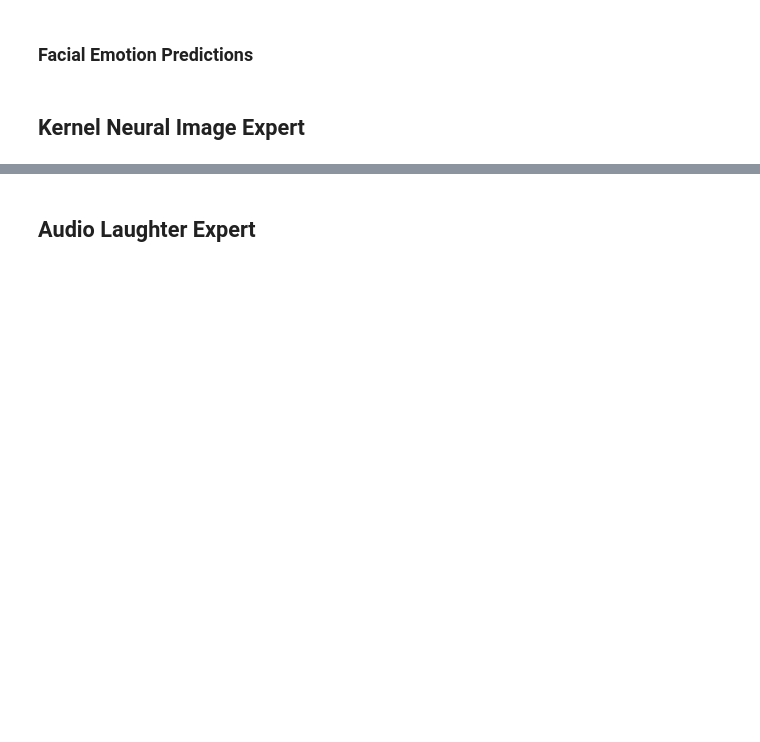
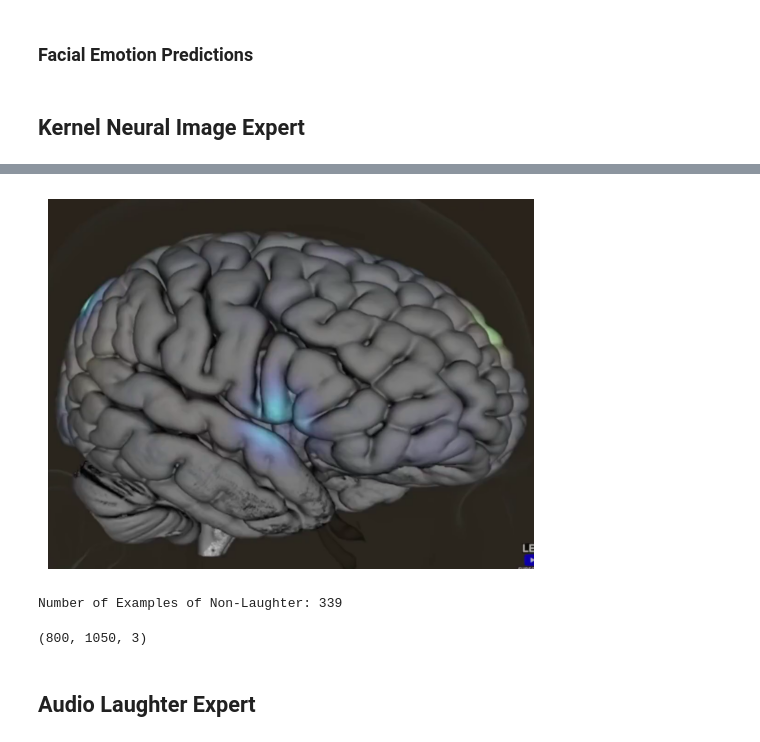
Before and after one commit to efwoods/kernel-brain-data, a Jupyter notebook: notebooks/lex-only-training-data.ipynb, the cells around one changed output, grey strips where cells are left out. Drawn from its saved outputs; the diff is of its cells as text; code cells hidden in the pictures; blank space fills up the shorter version.

```diff
--- a/notebooks/lex-only-training-data.ipynb
+++ b/notebooks/lex-only-training-data.ipynb
@@ -358,0 +582,10 @@ print(predict_laughter("test_laugh.jpg", model))
+# %%
+plt.imshow(lex_brain_non_laughter_np[0])
+plt.axis('off')
+plt.show()
+print(f"Number of Examples of Non-Laughter: {len(lex_brain_non_laughter_np)}")
+lex_brain_non_laughter_np[0].shape
+# %% [output]
+[figure, added]
+Number of Examples of Non-Laughter: 339
+(800, 1050, 3)
```
Also changed, not shown: parts of 16 cells of this notebook.
